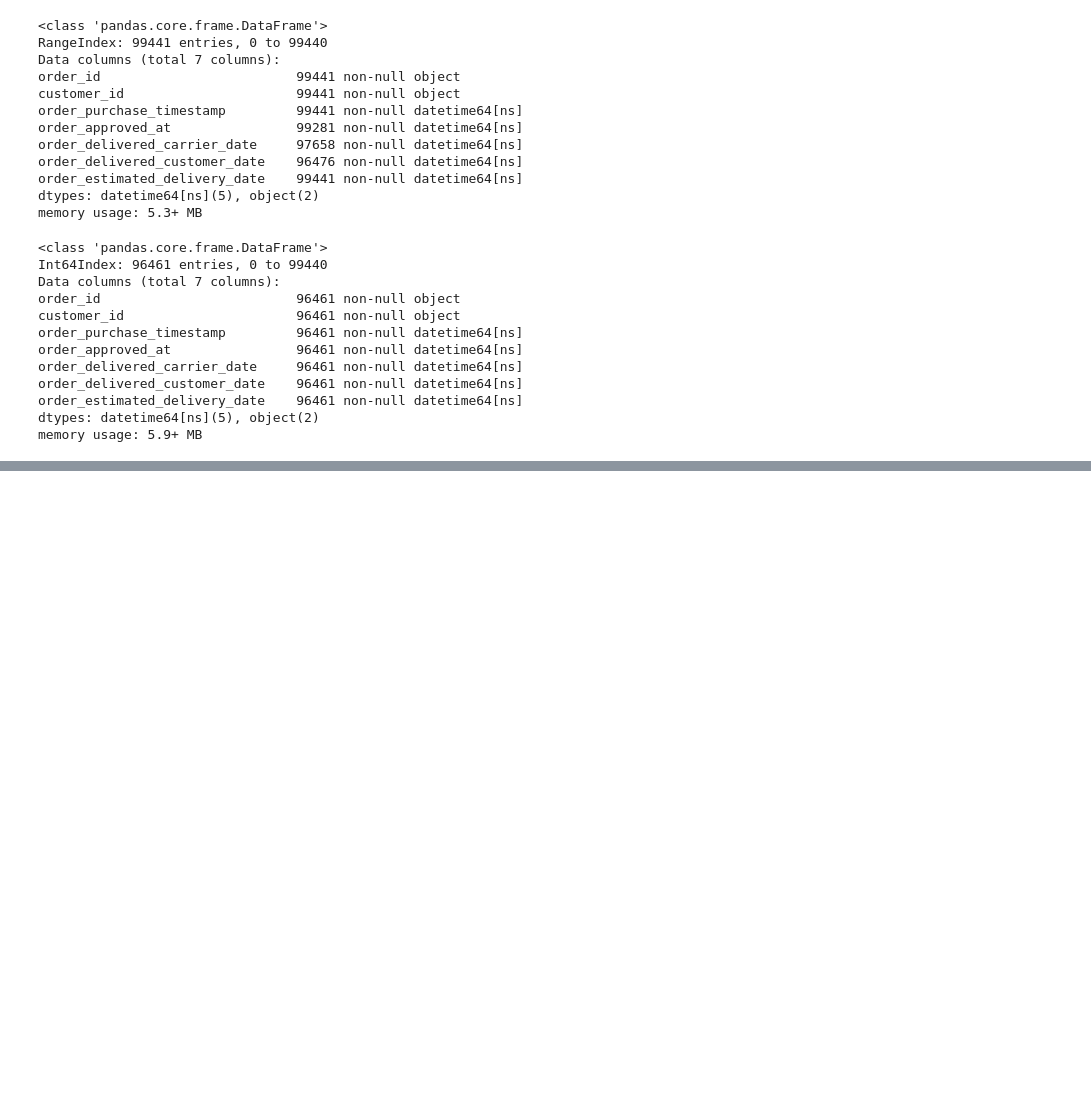
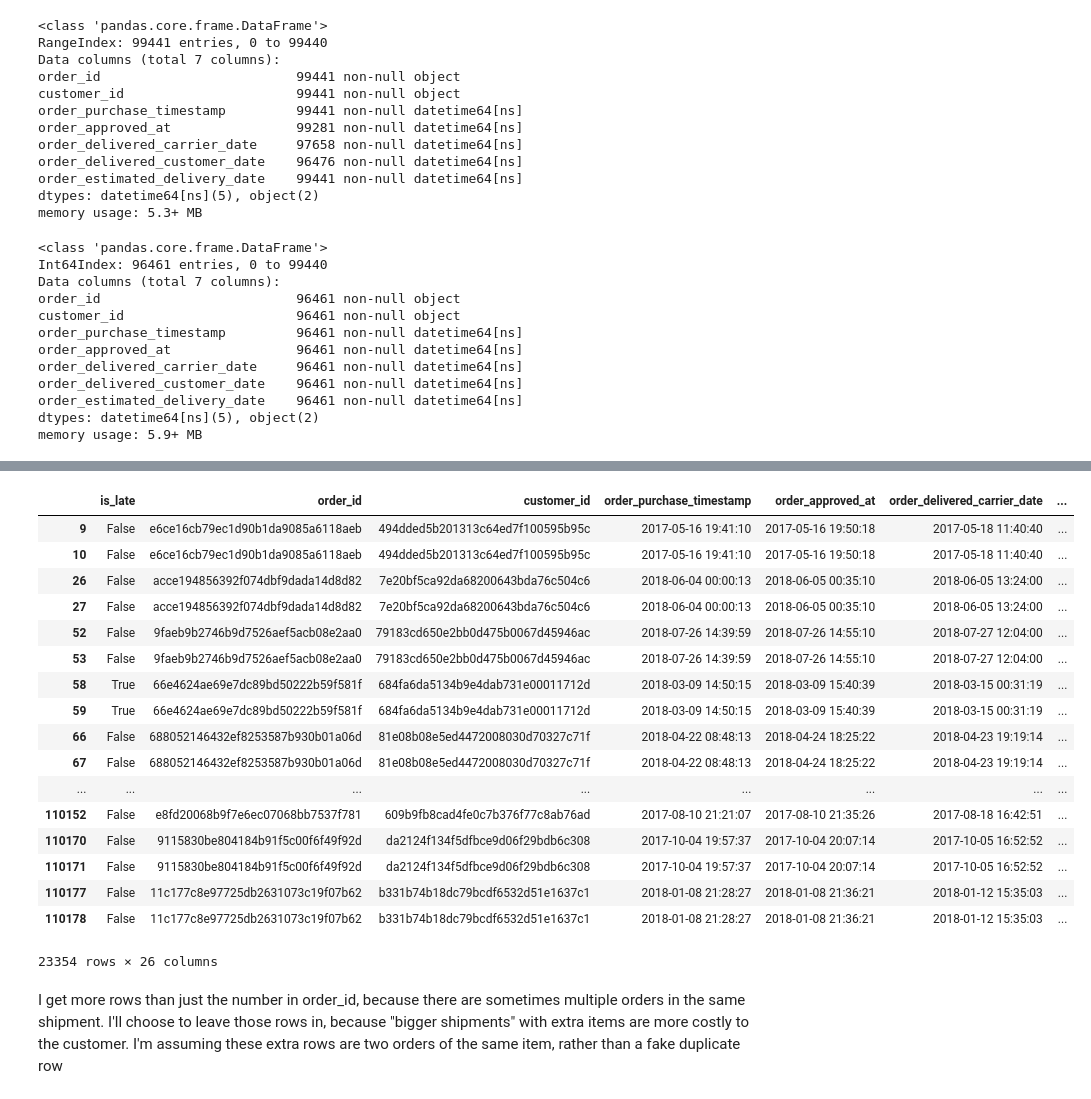
Before and after one commit to Alexandre987/Late_Shipment_Prediction_Olist, a Jupyter notebook: Project_03_Classification.ipynb, the cells around one changed output, grey strips where cells are left out. Drawn from its saved outputs; the diff is of its cells as text; code cells hidden in the pictures; blank space fills up the shorter version.

```diff
--- a/Project_03_Classification.ipynb
+++ b/Project_03_Classification.ipynb
@@ -213,0 +449,3 @@ Above we can see that it is counting a delivery on 3/20 at 12:59 am as being "la
+# %%
+# Going to derive a product_volume column so that I can maybe drop the individual dimensions later
+products['product_vol_cm'] = products['product_length_cm'] * products['product_height_cm'] * products['product_width_cm']
@@ -213,0 +467,4 @@ Above we can see that it is counting a delivery on 3/20 at 12:59 am as being "la
+# %%
+order_items_psg = order_items_sg.merge(products, how = 'left', on = 'product_id')
+
+order_items_psg.head()
@@ -213,0 +497,6 @@ Above we can see that it is counting a delivery on 3/20 at 12:59 am as being "la
+# %%
+orders_customers.drop(columns = ['customer_state', 'customer_city'], inplace = True)
+# %%
+df = orders_customers.merge(order_items_psg, how = 'left', on = 'order_id')
+
+df.shape # How did I end up with more rows here after doing a left join on orders?
@@ -213,0 +533,23 @@ Above we can see that it is counting a delivery on 3/20 at 12:59 am as being "la
+# %%
+df[df['order_id'].duplicated(keep = False)] # Duplicates are for multiple replica orders
+# %% [output]
+|  | is_late | order_id | customer_id | order_purchase_timestamp | order_approved_at | order_delivered_carrier_date | ... |
+| 9 | False | e6ce16cb79ec1d90b1da9085a6118aeb | 494dded5b201313c64ed7f100595b95c | 2017-05-16 19:41:10 | 2017-05-16 19:50:18 | 2017-05-18 11:40:40 | ... |
+| 10 | False | e6ce16cb79ec1d90b1da9085a6118aeb | 494dded5b201313c64ed7f100595b95c | 2017-05-16 19:41:10 | 2017-05-16 19:50:18 | 2017-05-18 11:40:40 | ... |
+| 26 | False | acce194856392f074dbf9dada14d8d82 | 7e20bf5ca92da68200643bda76c504c6 | 2018-06-04 00:00:13 | 2018-06-05 00:35:10 | 2018-06-05 13:24:00 | ... |
+| 27 | False | acce194856392f074dbf9dada14d8d82 | 7e20bf5ca92da68200643bda76c504c6 | 2018-06-04 00:00:13 | 2018-06-05 00:35:10 | 2018-06-05 13:24:00 | ... |
+| 52 | False | 9faeb9b2746b9d7526aef5acb08e2aa0 | 79183cd650e2bb0d475b0067d45946ac | 2018-07-26 14:39:59 | 2018-07-26 14:55:10 | 2018-07-27 12:04:00 | ... |
+| 53 | False | 9faeb9b2746b9d7526aef5acb08e2aa0 | 79183cd650e2bb0d475b0067d45946ac | 2018-07-26 14:39:59 | 2018-07-26 14:55:10 | 2018-07-27 12:04:00 | ... |
+| 58 | True | 66e4624ae69e7dc89bd50222b59f581f | 684fa6da5134b9e4dab731e00011712d | 2018-03-09 14:50:15 | 2018-03-09 15:40:39 | 2018-03-15 00:31:19 | ... |
+| 59 | True | 66e4624ae69e7dc89bd50222b59f581f | 684fa6da5134b9e4dab731e00011712d | 2018-03-09 14:50:15 | 2018-03-09 15:40:39 | 2018-03-15 00:31:19 | ... |
+| 66 | False | 688052146432ef8253587b930b01a06d | 81e08b08e5ed4472008030d70327c71f | 2018-04-22 08:48:13 | 2018-04-24 18:25:22 | 2018-04-23 19:19:14 | ... |
+| 67 | False | 688052146432ef8253587b930b01a06d | 81e08b08e5ed4472008030d70327c71f | 2018-04-22 08:48:13 | 2018-04-24 18:25:22 | 2018-04-23 19:19:14 | ... |
+| ... | ... | ... | ... | ... | ... | ... | ... |
+| 110152 | False | e8fd20068b9f7e6ec07068bb7537f781 | 609b9fb8cad4fe0c7b376f77c8ab76ad | 2017-08-10 21:21:07 | 2017-08-10 21:35:26 | 2017-08-18 16:42:51 | ... |
+| 110170 | False | 9115830be804184b91f5c00f6f49f92d | da2124f134f5dfbce9d06f29bdb6c308 | 2017-10-04 19:57:37 | 2017-10-04 20:07:14 | 2017-10-05 16:52:52 | ... |
+| 110171 | False | 9115830be804184b91f5c00f6f49f92d | da2124f134f5dfbce9d06f29bdb6c308 | 2017-10-04 19:57:37 | 2017-10-04 20:07:14 | 2017-10-05 16:52:52 | ... |
+| 110177 | False | 11c177c8e97725db2631073c19f07b62 | b331b74b18dc79bcdf6532d51e1637c1 | 2018-01-08 21:28:27 | 2018-01-08 21:36:21 | 2018-01-12 15:35:03 | ... |
+| 110178 | False | 11c177c8e97725db2631073c19f07b62 | b331b74b18dc79bcdf6532d51e1637c1 | 2018-01-08 21:28:27 | 2018-01-08 21:36:21 | 2018-01-12 15:35:03 | ... |
+23354 rows × 26 columns
+# %% [markdown]
+I get more rows than just the number in order_id, because there are sometimes multiple orders in the same shipment. I'll choose to leave those rows in, because "bigger shipments" with extra items are more costly to the customer. I'm assuming these extra rows are two orders of the same item, rather than a fake duplicate row
```
Also changed, not shown: parts of 78 cells of this notebook, 1 other file.
